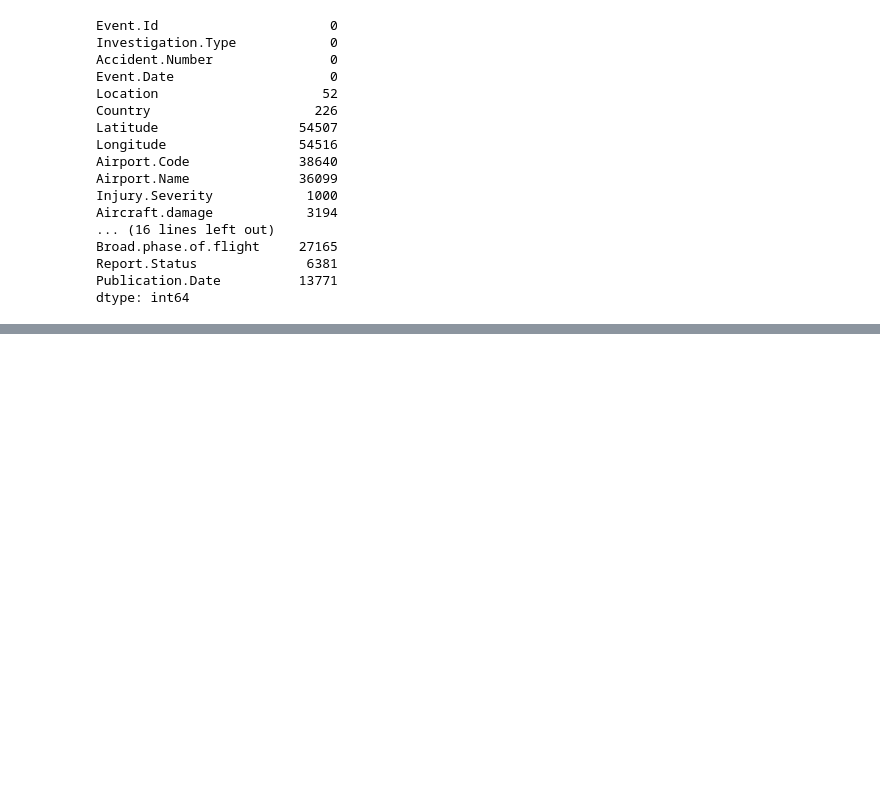
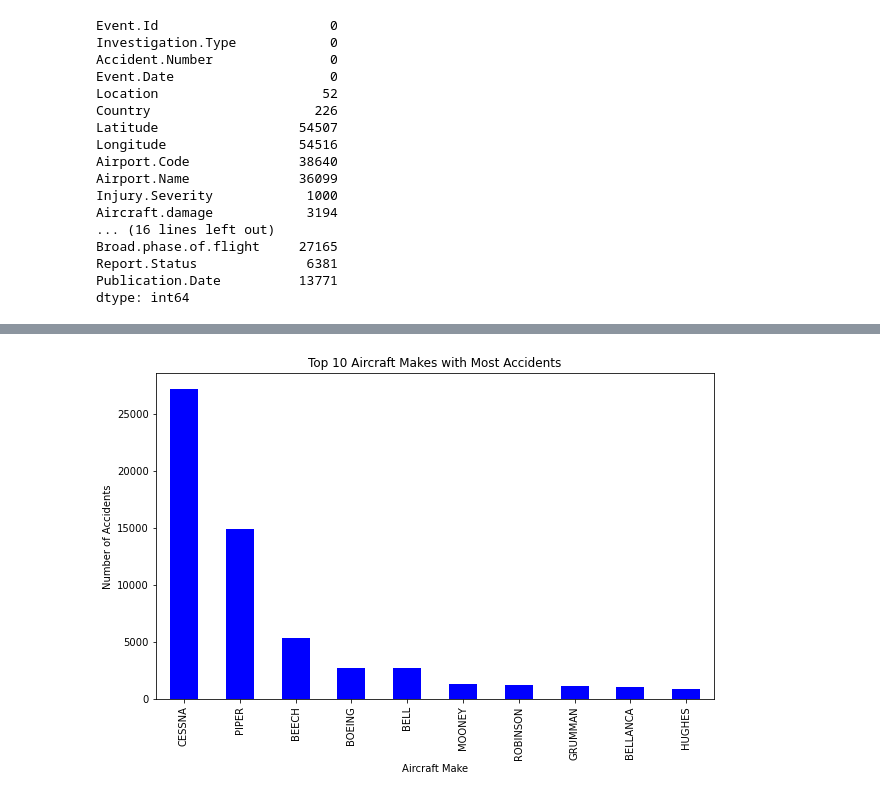
Before and after one commit to Murimi49/phase-1-project, a Jupyter notebook: Project.ipynb, the cells around one changed output, grey strips where cells are left out. Drawn from its saved outputs; the diff is of its cells as text; code cells hidden in the pictures; blank space fills up the shorter version.

```diff
--- a/Project.ipynb
+++ b/Project.ipynb
@@ -68,0 +164,15 @@ dtype: int64
+# %%
+# some makes are repeated, (lower & Uppercase), we therfore combine the data
+aviation_df['Make']= aviation_df['Make'].str.upper()
+# %%
+accidents_by_make = aviation_df['Make'].value_counts()
+top_10_makes = accidents_by_make.head(10)
+
+plt.figure(figsize=(10, 6))
+top_10_makes.plot(kind='bar', color='blue')
+plt.title('Top 10 Aircraft Makes with Most Accidents')
+plt.xlabel('Aircraft Make')
+plt.ylabel('Number of Accidents')
+plt.show()
+# %% [output]
+[figure, added]
```
Also changed, not shown: parts of 13 cells of this notebook, 5 other files.
